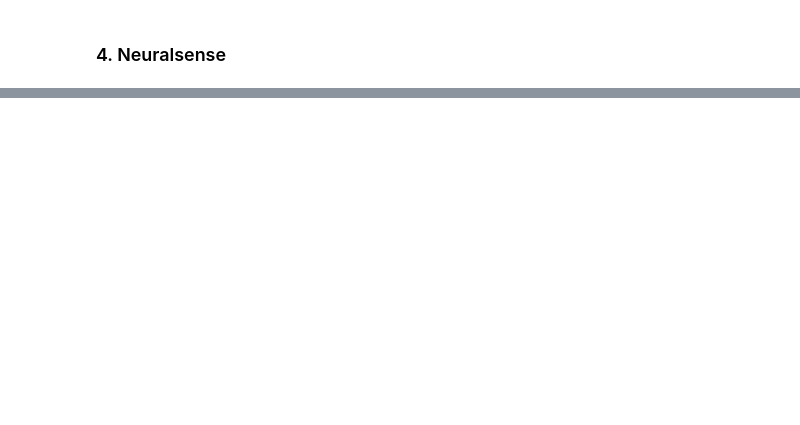
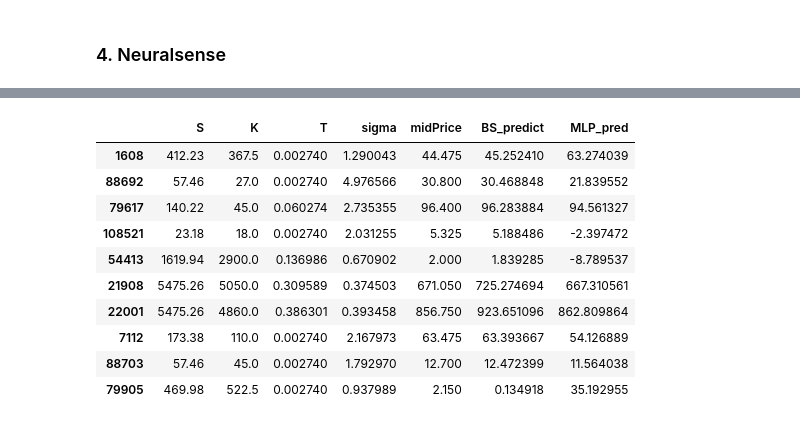
Before and after one commit to juansanchezf/interpretable-option-pricing, a Jupyter notebook: notebooks/BSvsMLP.ipynb, the cells around one changed output, grey strips where cells are left out. Cells and saved outputs as stored; diff of their text form; code cells hidden in the pictures; blank space fills up the shorter version.

```diff
--- a/notebooks/BSvsMLP.ipynb
+++ b/notebooks/BSvsMLP.ipynb
@@ -75,9 +75,3 @@ df_final.rename(columns={
     'impliedVolatility': 'sigma',  # Volatility of the underlying stock
     'midPrice': 'call_price'  # Black-Scholes price of the call option
 }, inplace=True)
-# %%
-# how many with sigma == 0
-print(f"Number of options with sigma == 0: {df_final[df_final['sigma'] == 0].shape[0]}")
-
-# Filter out rows where sigma is zero
-df_final = df_final[df_final['sigma'] > 0].reset_index(drop=True)
@@ -341,0 +425,17 @@ outlier_rows.head(50)
+# %%
+outliers_T = get_outliers_std(df_partDeriv, 'num__T', n_std=3)
+outlier_rows_T = dfTR_eval.iloc[outliers_T.index]
+# Display the outlier rows for T
+outlier_rows_T.head(10)
+# %% [output]
+|  | S | K | T | sigma | midPrice | BS_predict | MLP_pred |
+| 1608 | 412.23 | 367.5 | 0.002740 | 1.290043 | 44.475 | 45.252410 | 63.274039 |
+| 88692 | 57.46 | 27.0 | 0.002740 | 4.976566 | 30.800 | 30.468848 | 21.839552 |
+| 79617 | 140.22 | 45.0 | 0.060274 | 2.735355 | 96.400 | 96.283884 | 94.561327 |
+| 108521 | 23.18 | 18.0 | 0.002740 | 2.031255 | 5.325 | 5.188486 | -2.397472 |
+| 54413 | 1619.94 | 2900.0 | 0.136986 | 0.670902 | 2.000 | 1.839285 | -8.789537 |
+| 21908 | 5475.26 | 5050.0 | 0.309589 | 0.374503 | 671.050 | 725.274694 | 667.310561 |
+| 22001 | 5475.26 | 4860.0 | 0.386301 | 0.393458 | 856.750 | 923.651096 | 862.809864 |
+| 7112 | 173.38 | 110.0 | 0.002740 | 2.167973 | 63.475 | 63.393667 | 54.126889 |
+| 88703 | 57.46 | 45.0 | 0.002740 | 1.792970 | 12.700 | 12.472399 | 11.564038 |
+| 79905 | 469.98 | 522.5 | 0.002740 | 0.937989 | 2.150 | 0.134918 | 35.192955 |
```
Also changed, not shown: parts of 16 cells of this notebook, 3 other files.
